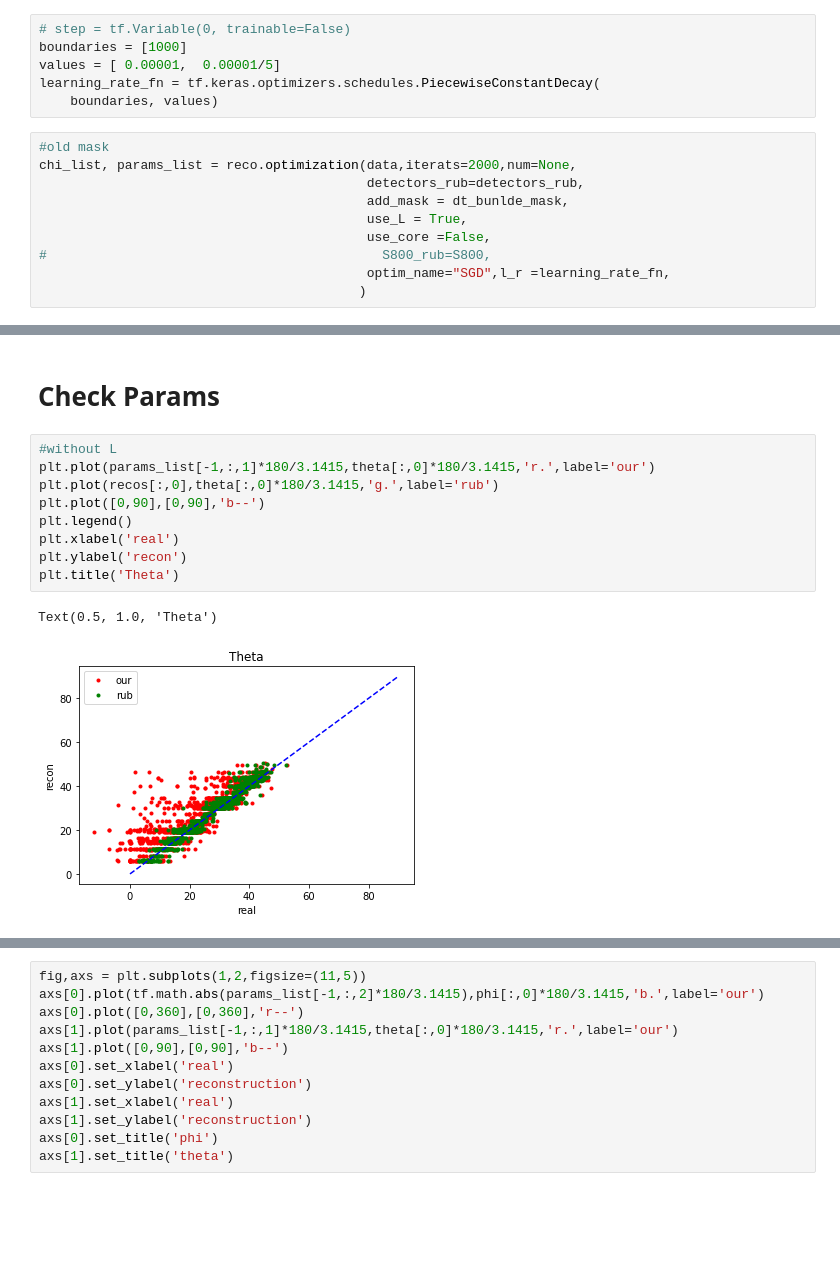
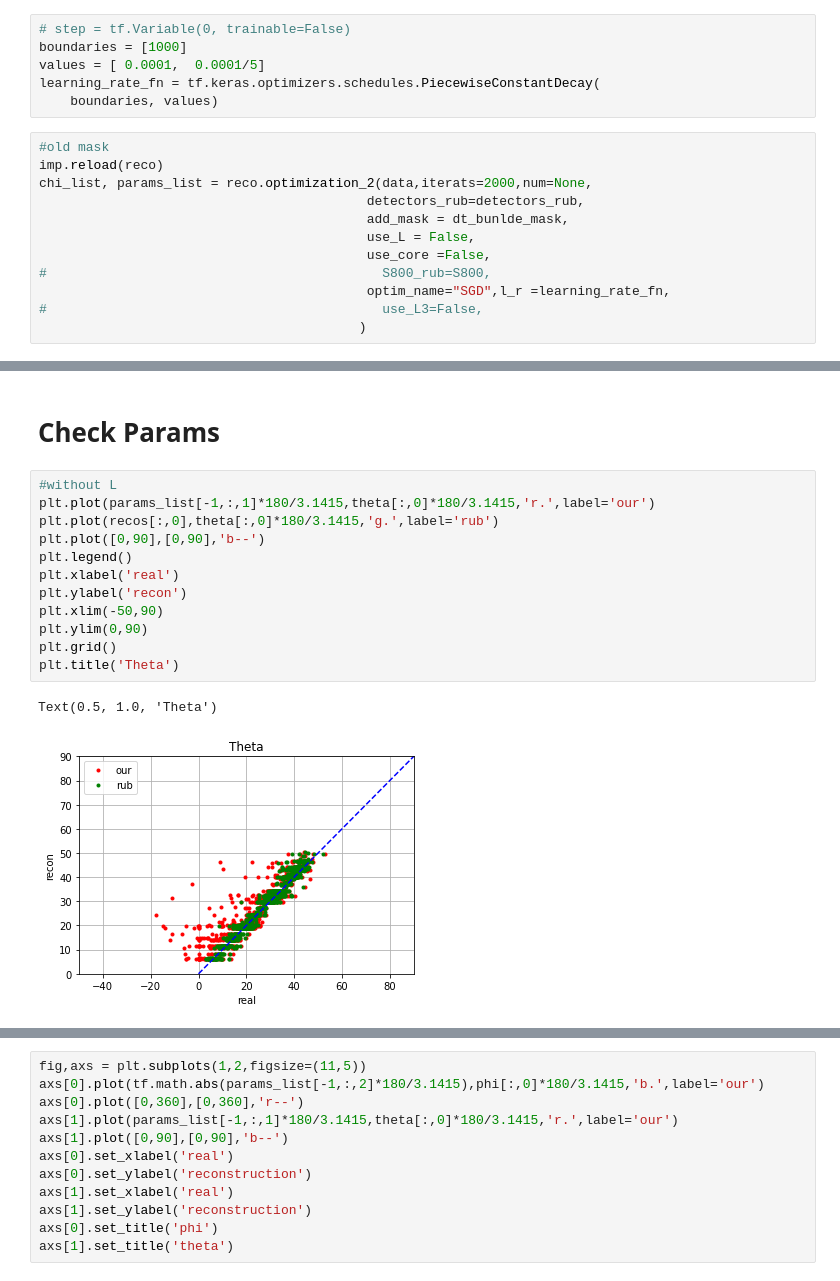
Before and after one commit to fitagdinov/Telescope_Array, a Jupyter notebook: Parameters_all/Notebooks/main_parameters.ipynb, the cells around one changed output, grey strips where cells are left out. Drawn from its saved outputs; the diff is of its cells as text; blank space fills up the shorter version.

```diff
--- a/Parameters_all/Notebooks/main_parameters.ipynb
+++ b/Parameters_all/Notebooks/main_parameters.ipynb
@@ -146,17 +141,19 @@ imp.reload(reco)
 # %%
 # step = tf.Variable(0, trainable=False)
 boundaries = [1000]
-values = [ 0.00001,  0.00001/5]
+values = [ 0.0001,  0.0001/5]
 learning_rate_fn = tf.keras.optimizers.schedules.PiecewiseConstantDecay(
     boundaries, values)
 # %%
 #old mask
-chi_list, params_list = reco.optimization(data,iterats=2000,num=None,
+imp.reload(reco)
+chi_list, params_list = reco.optimization_2(data,iterats=2000,num=None,
                                           detectors_rub=detectors_rub,
                                           add_mask = dt_bunlde_mask,
-                                          use_L = True,
+                                          use_L = False,
                                           use_core =False,
 #                                           S800_rub=S800,
                                           optim_name="SGD",l_r =learning_rate_fn,
+#                                           use_L3=False,
                                          )
 # %% [output]
@@ -920,12 +930,15 @@ array([[0.        , 0.        , 0.        , 0.        , 0.        ,
 # %%
 #without L
 plt.plot(params_list[-1,:,1]*180/3.1415,theta[:,0]*180/3.1415,'r.',label='our')
 plt.plot(recos[:,0],theta[:,0]*180/3.1415,'g.',label='rub')
 plt.plot([0,90],[0,90],'b--')
 plt.legend()
 plt.xlabel('real')
 plt.ylabel('recon')
+plt.xlim(-50,90)
+plt.ylim(0,90)
+plt.grid()
 plt.title('Theta')
 # %% [output]
 Text(0.5, 1.0, 'Theta')
-[figure, old version]
+[figure, new version]
```
Also changed, not shown: parts of 8 cells of this notebook, 1 other file.
